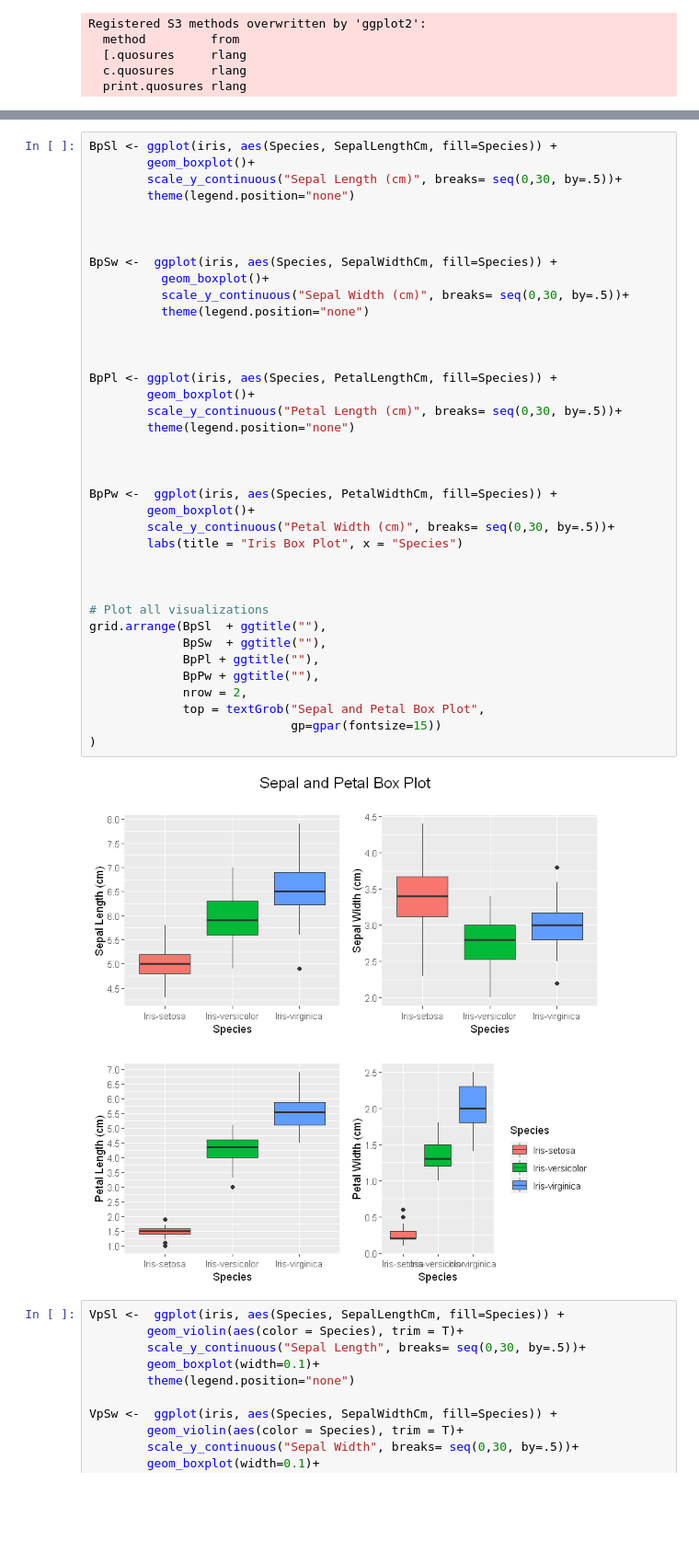
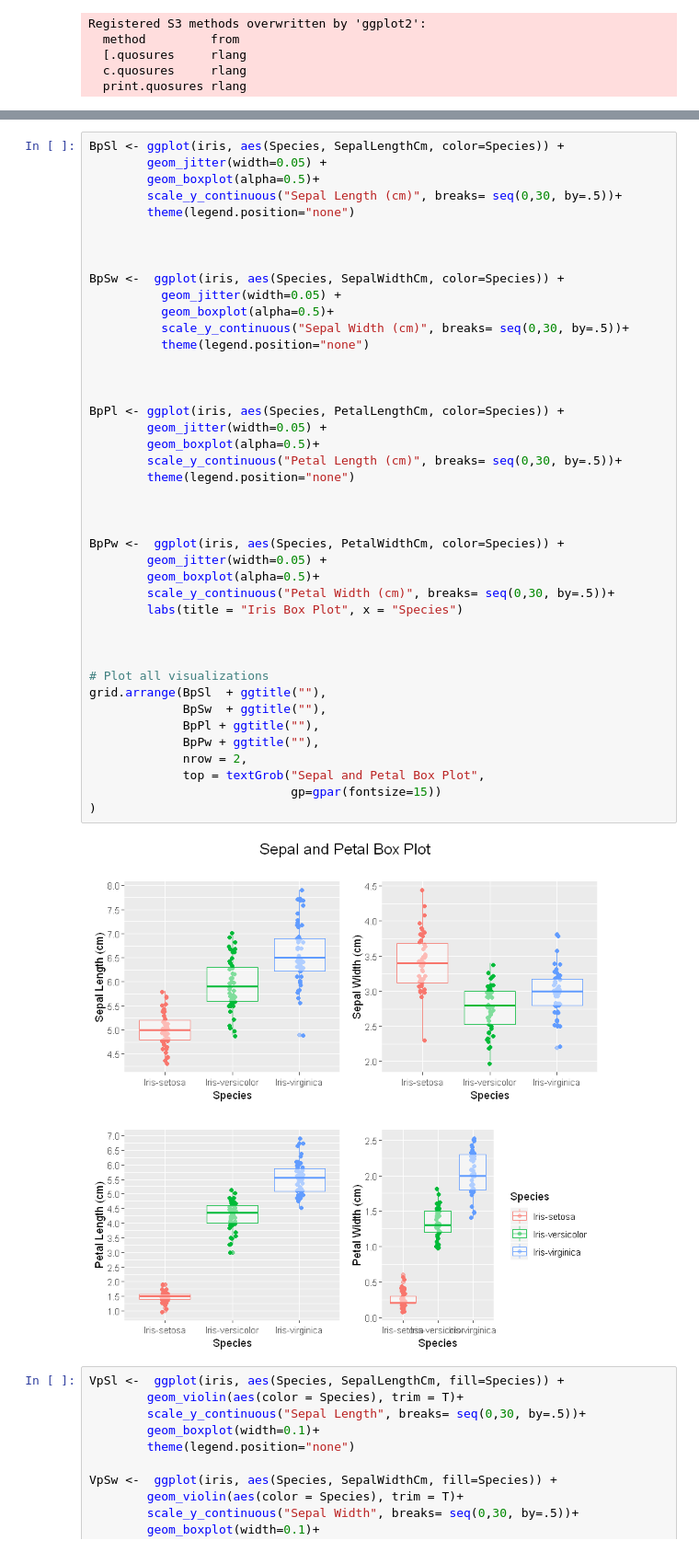
Before and after one commit to NguyenThanhAI/R-Visualization, a Jupyter notebook: iris.ipynb, the cells around one changed output, grey strips where cells are left out. Shown: that part at 92% size. Drawn from its saved outputs; the diff is of its cells as text; blank space fills up the shorter version.

Commit message:
Add geom point jitter to boxplot of iris

```diff
--- a/iris.ipynb
+++ b/iris.ipynb
@@ -129,43 +128,47 @@ ggplot(iris, aes(Species, PetalLengthCm, fill=Species)) +
 # %%
-BpSl <- ggplot(iris, aes(Species, SepalLengthCm, fill=Species)) +
-        geom_boxplot()+
+BpSl <- ggplot(iris, aes(Species, SepalLengthCm, color=Species)) +
+        geom_jitter(width=0.05) +
+        geom_boxplot(alpha=0.5)+
         scale_y_continuous("Sepal Length (cm)", breaks= seq(0,30, by=.5))+
         theme(legend.position="none")
 
 
 
-BpSw <-  ggplot(iris, aes(Species, SepalWidthCm, fill=Species)) +
-          geom_boxplot()+
+BpSw <-  ggplot(iris, aes(Species, SepalWidthCm, color=Species)) +
+          geom_jitter(width=0.05) +
+          geom_boxplot(alpha=0.5)+
           scale_y_continuous("Sepal Width (cm)", breaks= seq(0,30, by=.5))+
           theme(legend.position="none")
 
 
 
-BpPl <- ggplot(iris, aes(Species, PetalLengthCm, fill=Species)) +
-        geom_boxplot()+
+BpPl <- ggplot(iris, aes(Species, PetalLengthCm, color=Species)) +
+        geom_jitter(width=0.05) +
+        geom_boxplot(alpha=0.5)+
         scale_y_continuous("Petal Length (cm)", breaks= seq(0,30, by=.5))+
         theme(legend.position="none")
 
 
 
-BpPw <-  ggplot(iris, aes(Species, PetalWidthCm, fill=Species)) +
-        geom_boxplot()+
+BpPw <-  ggplot(iris, aes(Species, PetalWidthCm, color=Species)) +
+        geom_jitter(width=0.05) +
+        geom_boxplot(alpha=0.5)+
         scale_y_continuous("Petal Width (cm)", breaks= seq(0,30, by=.5))+
         labs(title = "Iris Box Plot", x = "Species")
 
 
 
 # Plot all visualizations
 grid.arrange(BpSl  + ggtitle(""),
              BpSw  + ggtitle(""),
              BpPl + ggtitle(""),
              BpPw + ggtitle(""),
              nrow = 2,
              top = textGrob("Sepal and Petal Box Plot",
                             gp=gpar(fontsize=15))
 )
 # %% [output]
-[figure, old version]
+[figure, new version]
 # %%
 VpSl <-  ggplot(iris, aes(Species, SepalLengthCm, fill=Species)) +
         geom_violin(aes(color = Species), trim = T)+
```
Also changed, not shown: parts of 3 cells of this notebook.
